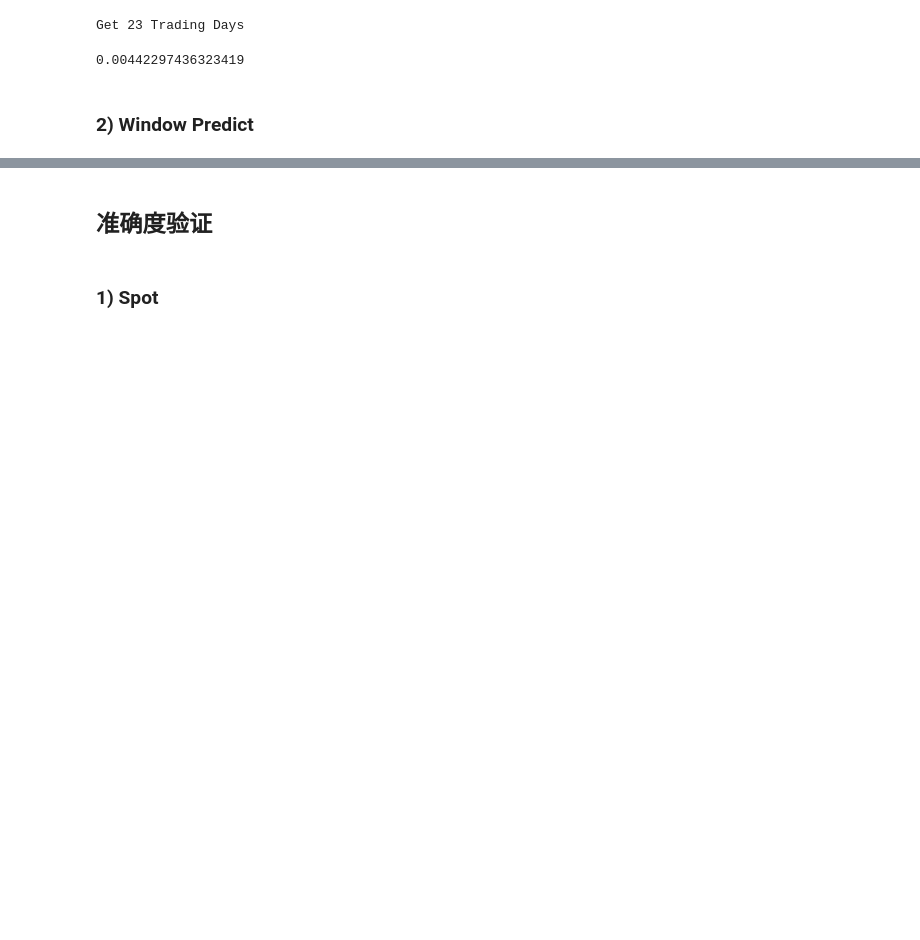
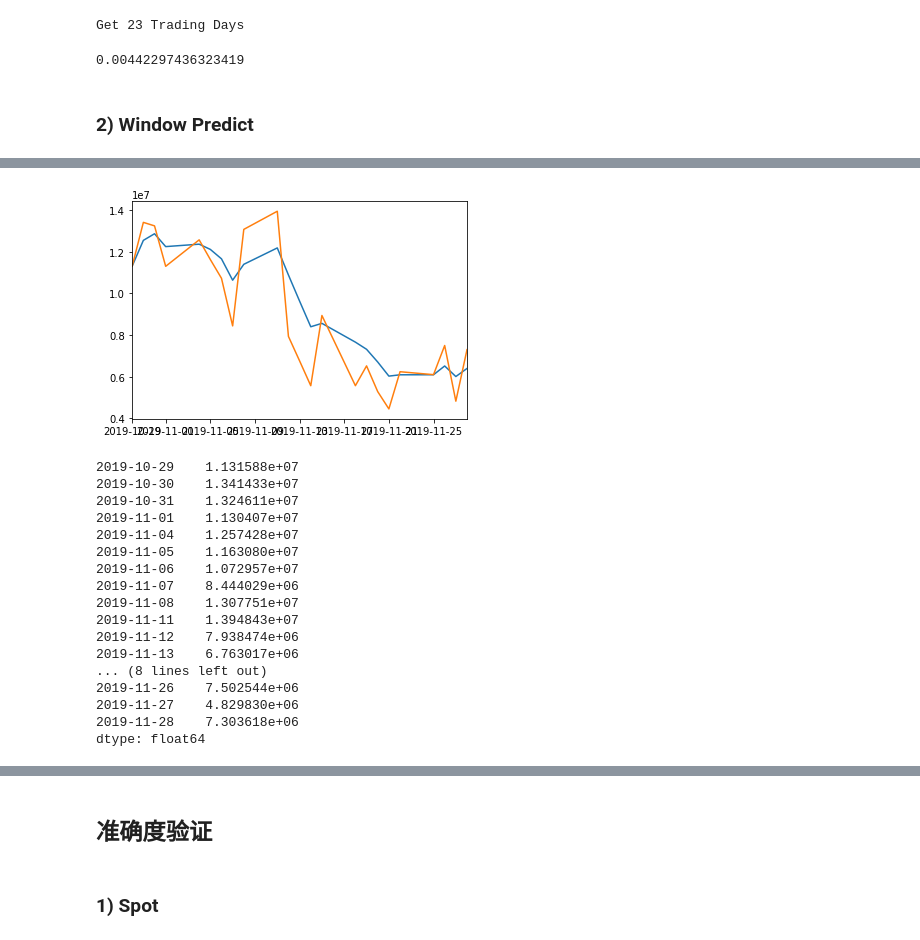
Before and after one commit to GehuaZhang/AlgoExecution, a Jupyter notebook: AlgoExecution.ipynb, the cells around one changed output, grey strips where cells are left out. Drawn from its saved outputs; the diff is of its cells as text; code cells hidden in the pictures; blank space fills up the shorter version.

```diff
--- a/AlgoExecution.ipynb
+++ b/AlgoExecution.ipynb
@@ -195,0 +261,40 @@ Get 23 Trading Days
+# %%
+pd.set_option('display.max_columns', 10)
+def volumeFactorization(panel_df):
+  m,k = panel_df.shape
+  phi=panel_df/panel_df.mean(axis=0)
+  theta=phi.expanding(axis=1).mean()
+  psi=theta/theta.mean(axis=0)
+  eta=panel_df.mean(axis=0)
+  mu=panel_df/(eta*psi)
+  return [eta,mu,psi]
+
+def volumePredictPanel(panel_df):
+  eta,mu,psi = volumeFactorization(panel_df)
+  eta.ewm(alpha=0.3).mean().plot()
+  plt.plot(eta)
+  plt.show()
+  print(eta)
+  return
+
+
+volumePredictPanel(panel_df)
+# %% [output]
+[figure, added]
+2019-10-29    1.131588e+07
+2019-10-30    1.341433e+07
+2019-10-31    1.324611e+07
+2019-11-01    1.130407e+07
+2019-11-04    1.257428e+07
+2019-11-05    1.163080e+07
+2019-11-06    1.072957e+07
+2019-11-07    8.444029e+06
+2019-11-08    1.307751e+07
+2019-11-11    1.394843e+07
+2019-11-12    7.938474e+06
+2019-11-13    6.763017e+06
+... (8 lines left out)
+2019-11-26    7.502544e+06
+2019-11-27    4.829830e+06
+2019-11-28    7.303618e+06
+dtype: float64
```
Also changed, not shown: parts of 16 cells of this notebook.
